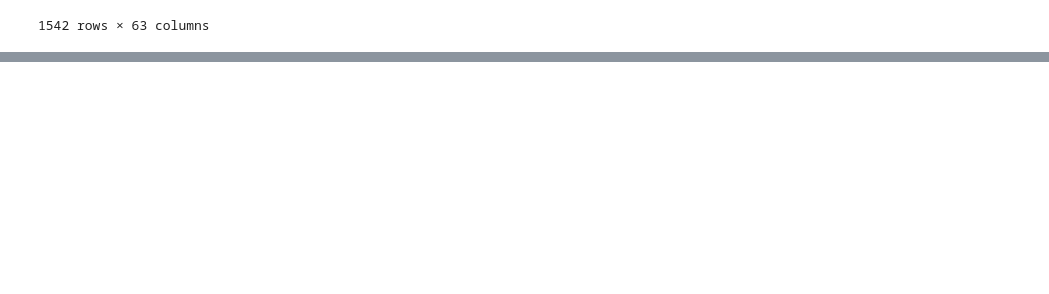
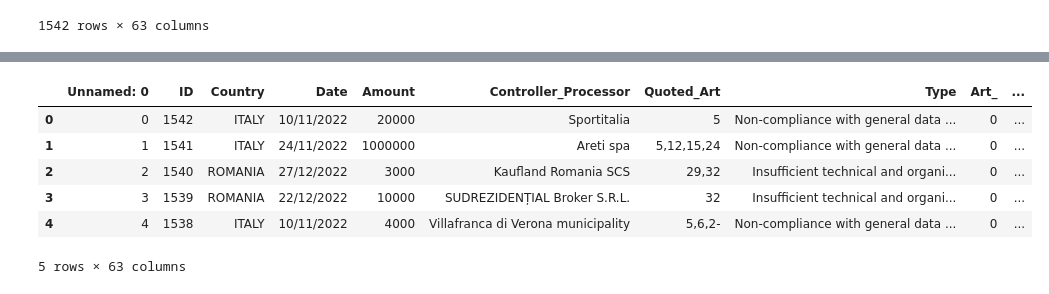
Before and after one commit to zinduaschool/0502-capstone-gdpr-violations-Tracy-teb, a Jupyter notebook: gdpr_violations.ipynb, the cells around one changed output, grey strips where cells are left out. Saved outputs shown, nothing was run; the diff lists cells and outputs as text; code cells hidden in the pictures; blank space fills up the shorter version.

```diff
--- a/gdpr_violations.ipynb
+++ b/gdpr_violations.ipynb
@@ -20,0 +53,11 @@ pd.read_csv(r'C:\Users\USER\OneDrive\Documents\GitHub\0502-capstone-gdpr-violati
+# %%
+#Show the first 5 rows of the dataframe
+gdpr_violations.head(5)
+# %% [output]
+|  | Unnamed: 0 | ID | Country | Date | Amount | Controller_Processor | Quoted_Art | Type | Art_ | ... |
+| 0 | 0 | 1542 | ITALY | 10/11/2022 | 20000 | Sportitalia | 5 | Non-compliance with general data ... | 0 | ... |
+| 1 | 1 | 1541 | ITALY | 24/11/2022 | 1000000 | Areti spa | 5,12,15,24 | Non-compliance with general data ... | 0 | ... |
+| 2 | 2 | 1540 | ROMANIA | 27/12/2022 | 3000 | Kaufland Romania SCS | 29,32 | Insufficient technical and organi... | 0 | ... |
+| 3 | 3 | 1539 | ROMANIA | 22/12/2022 | 10000 | SUDREZIDENȚIAL Broker S.R.L. | 32 | Insufficient technical and organi... | 0 | ... |
+| 4 | 4 | 1538 | ITALY | 10/11/2022 | 4000 | Villafranca di Verona municipality | 5,6,2- | Non-compliance with general data ... | 0 | ... |
+5 rows × 63 columns
```
Also changed, not shown: parts of 13 cells of this notebook, 1 other file.
